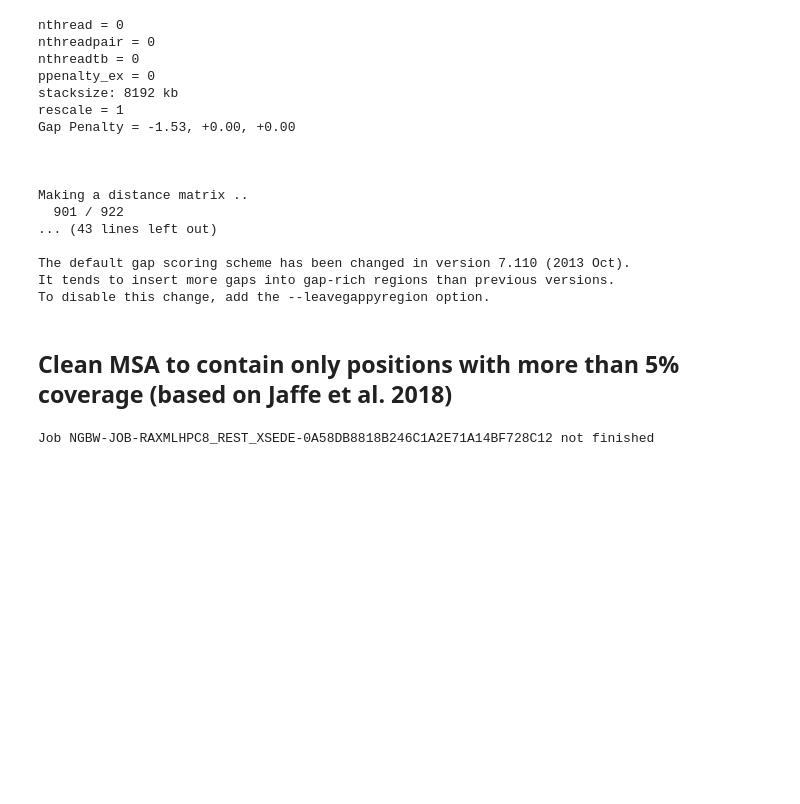
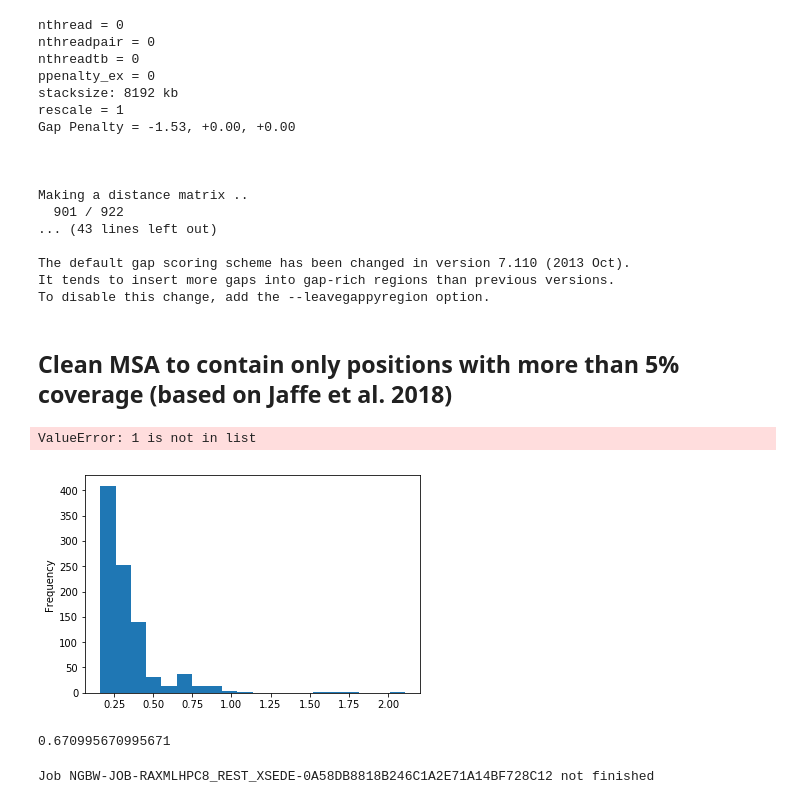
Before and after one commit to milo-lab/rubiscolympics, a Jupyter notebook: processing/02_90p_autotrophic_rubisco_tree.ipynb, the cells around one changed output. Drawn from its saved outputs; the diff is of its cells as text; code cells hidden in the pictures; blank space fills up the shorter version.

```diff
--- a/processing/02_90p_autotrophic_rubisco_tree.ipynb
+++ b/processing/02_90p_autotrophic_rubisco_tree.ipynb
@@ -114,6 +114,33 @@ To disable this change, add the --leavegappyregion option.
 # %%
 clean_aln(infile='../output/02_90p_autotrophic_rubisco_tree/auto_uclust_all_0.9.aln',
           outfile='../output/02_90p_autotrophic_rubisco_tree/auto_uclust_all_0.9_trimmed.aln')
+# %%
+aln = AlignIO.read('../output/02_90p_autotrophic_rubisco_tree/auto_uclust_all_0.9_trimmed.aln',format='fasta')
+x = []
+x2 = []
+x3 = []
+for i in range(len(aln)):
+    x.append(Counter(aln[i,:])['-']/len(aln[i,:]))
+    x2.append(len(max(re.compile("(-+-)*").findall(str(aln[i,:].seq)))))
+    x3.append(np.mean([len(x) for x in re.compile("(-+-)*").findall(str(aln[i,:].seq))]))
+%matplotlib inline
+#pd.Series(x).plot.hist(bins=20)
+#pd.Series(x2).plot.hist(bins=20)
+pd.Series(x3).plot.hist(bins=20)
+#pd.Series(x2).plot.hist(bins=np.logspace(np.log10(np.min(x2)),np.log10(np.max(x2)),20),logx=True)
+
+Counter(aln[-1])['-']/len(aln[-1])
+import re
+# %% [output]
+ValueError: 1 is not in list
+[figure, added]
+# %%
+seq = SeqIO.parse('../output/02_90p_autotrophic_rubisco_tree/auto_uclust_all_0.9.faa',format='fasta')
+#[y.id for x,y in zip(aln,seq)][-2]
+x4= [len(str(x.seq).replace('-',''))/len(y.seq) for x,y in zip(aln,seq)]
+x4[-2]
+# %% [output]
+0.670995670995671
 # %%
 cip = CipresClient.Client(appname='RO',
                     appID='rubisco_phylogeny-49F87B124F3D429FBE12F95E4254DDEA',
```
Also changed, not shown: 30 other files.
